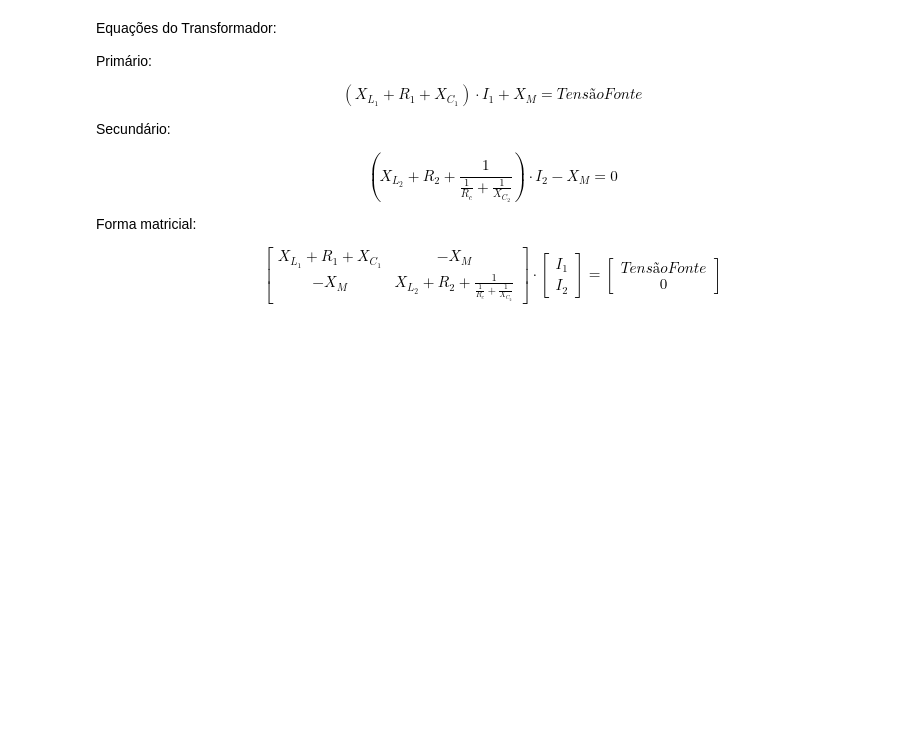
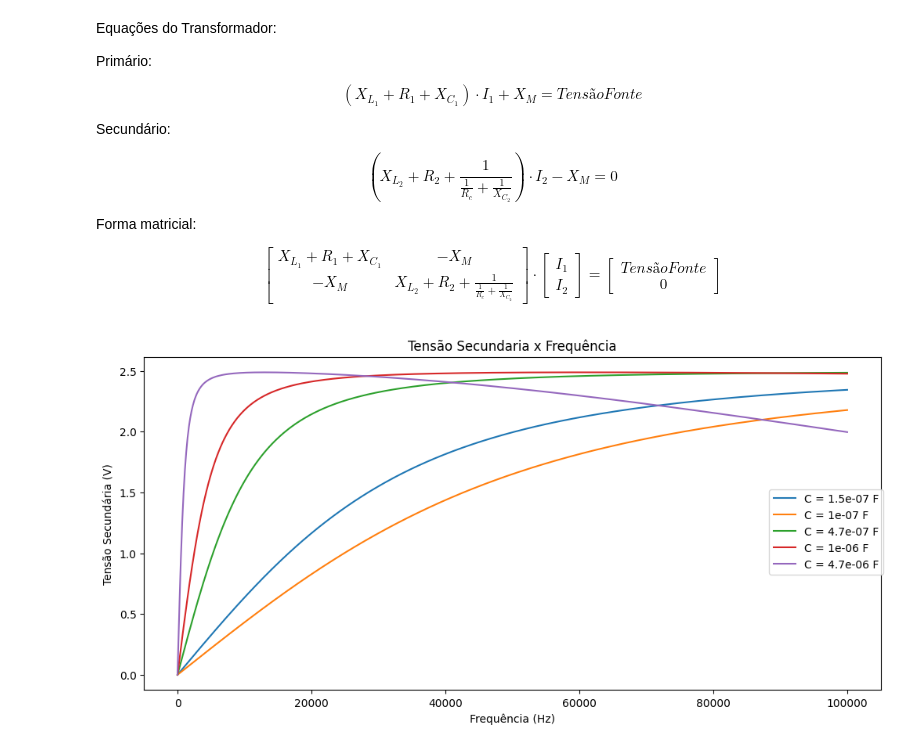
Before and after one commit to Peng1104/EletroMag-Projeto, a Jupyter notebook: projeto.ipynb, the cells around one changed output. Cells and saved outputs as stored; diff of their text form; code cells hidden in the pictures; blank space fills up the shorter version.

```diff
--- a/projeto.ipynb
+++ b/projeto.ipynb
@@ -45,15 +56,12 @@ Forma matricial:
 
 $$ \begin{bmatrix} X_{L_1} + R_1 + X_{C_1} & -X_M \\ -X_M & X_{L_2} + R_2 + \frac{1}{\frac{1}{R_c}+\frac{1}{X_{C_2}}} \end{bmatrix} \cdot \begin{bmatrix} I_1 \\ I_2 \end{bmatrix} = \begin{bmatrix} TensãoFonte \\ 0 \end{bmatrix} $$
 # %%
-def CalcularCorrentesNoTransformador(voltagemFonte : float, carga : float):
-    return CalcularCorrentesNoTransformadorInterno(voltagemFonte, carga, resistenciaBobinaPrimaria, resistenciaBobinaSecundaria, capacitorPrimario, capacitorSecundario, indutorPrimario, indutorSecundario)
-
-def CalcularCorrentesNoTransformadorInterno(Uf : float, Rc : float, R1 : float, R2 : float, C1 : float, C2 : float, L1 : float, L2 : float, w : float) -> tuple[complex, complex]:
+def CalcularCorrentesNoTransformador(Uf : float, Rc : float, R1 : float, R2 : float, C1 : float, C2 : float, L1 : float, L2 : float, w : float, k: float) -> tuple[complex, complex]:
     XL1 = 1j*w*L1
     XL2 = 1j*w*L2
     XC1 = 1j/(w*C1)
     XC2 = 1j/(w*C2)
-    XM = 1j*w*sqrt(L1*L2)
+    XM = 1j*w*(k*sqrt(L1*L2))
 
     Z = np.array([[R1+XL1+XC1, -XM], [-XM, R2+XL2+(Rc*XC2/(Rc+XC2))]])
     V = np.array([Uf, 0])
@@ -61,3 +69,85 @@ def CalcularCorrentesNoTransformadorInterno(Uf : float, Rc : float, R1 : float,
     I = np.dot(np.linalg.inv(Z), V)
 
     return I[0], I[1]
+# %%
+# Lista de capacitores disponíveis
+Capacitores = [150e-9, 0.1e-6, 0.47e-6, 1e-6, 4.7e-6]
+
+# Lista de frequências para análise
+Frequencias = np.linspace(1, 100e3, 1000, endpoint=True)
+
+vMarcaPasso = []
+SFonte = []
+SMarcaPasso = []
+FatorDeEficiencia = []
+frequenciaDeRessonancia = {}
+
+fig, ax = plt.subplots(layout='constrained',figsize=(10,5))
+
+for c in Capacitores:
+	vMarcaPasso.append([])
+	SFonte.append([])
+	SMarcaPasso.append([])
+	FatorDeEficiencia.append([])
+
+	for f in Frequencias:
+		w = 2*pi*f
+		L = 1/(w*w*c)
+		i1,i2 = CalcularCorrentesNoTransformador(fonte, carga, resistenciaBobinaPrimaria, resistenciaBobinaSecundaria, c, c, L, L, w, fatorDeAcoplamento)
+
+		XC2 = 1/(1j*w*c)
+
+		r = carga*XC2/(carga+XC2)
+
+		# Tensão no marcapasso
+		vMarcaPasso[-1].append(abs(i2*r))
+
+		# Potencias do circuito
+		SFonte[-1].append((fonte*i1.conjugate()/2).real)
+		SMarcaPasso[-1].append(((vMarcaPasso[-1][-1]**2/r)/2).real)
+		FatorDeEficiencia[-1].append((SMarcaPasso[-1][-1]/SFonte[-1][-1]))
+
+	frequenciaDeRessonancia[c] = Frequencias[vMarcaPasso[-1].index(max(vMarcaPasso[-1]))]
+
+	ax.plot(Frequencias, vMarcaPasso[-1], label=f"C = {c} F")
+
+fig.legend(loc='center right')
+plt.title("Tensão Secundaria x Frequência")
+plt.xlabel("Frequência (Hz)")
+plt.ylabel("Tensão Secundária (V)")
+plt.show()
+
+fig, ax = plt.subplots(layout='constrained',figsize=(10,5))
+
+for i in range(len(Capacitores)):
+	ax.plot(Frequencias, SFonte[i], label=f"C = {Capacitores[i]} F")
+
+fig.legend(loc='center right')
+plt.title("Potência Consumida Fonte x Frequência")
+plt.xlabel("Frequência (Hz)")
+plt.ylabel("Potência Consumida Fonte (W)")
+plt.show()
+
+fig, ax = plt.subplots(layout='constrained',figsize=(10,5))
+
+for i in range(len(Capacitores)):
+	ax.plot(Frequencias, SMarcaPasso[i],label=f"C = {Capacitores[i]} F")
+
+fig.legend(loc='center right')
+plt.title("Potência Marcapasso x Frequência")
+plt.xlabel("Frequência (Hz)")
+plt.ylabel("Potência Marcapasso (W)")
+plt.show()
+
+fig, ax = plt.subplots(layout='constrained',figsize=(10,5))
+
+for i in range(len(Capacitores)):
+	ax.plot(Frequencias, FatorDeEficiencia[i],label=f"C = {Capacitores[i]} F")
+
+fig.legend(loc='center right')
+plt.title("Fator de Eficiência x Frequência")
+plt.xlabel("Frequência (Hz)")
+plt.ylabel("Fator de Eficiência")
+plt.show()
+# %% [output]
+[figure, added]
```
Also changed, not shown: parts of 6 cells of this notebook.
